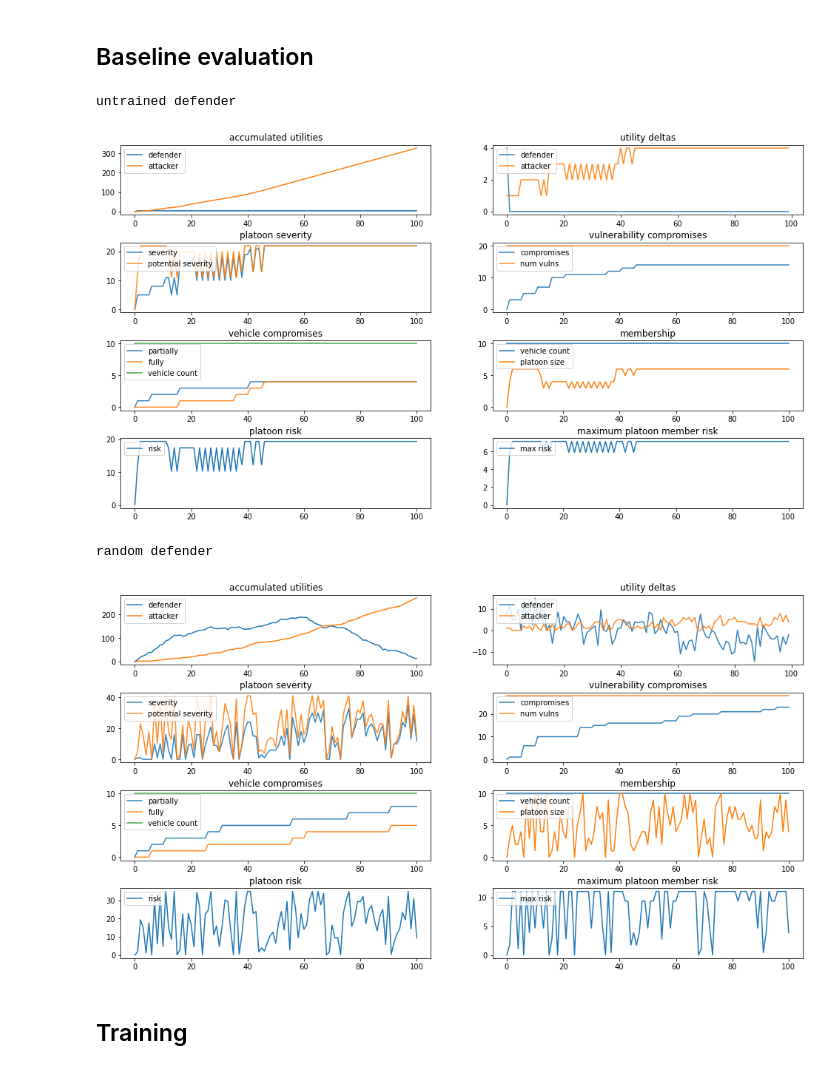
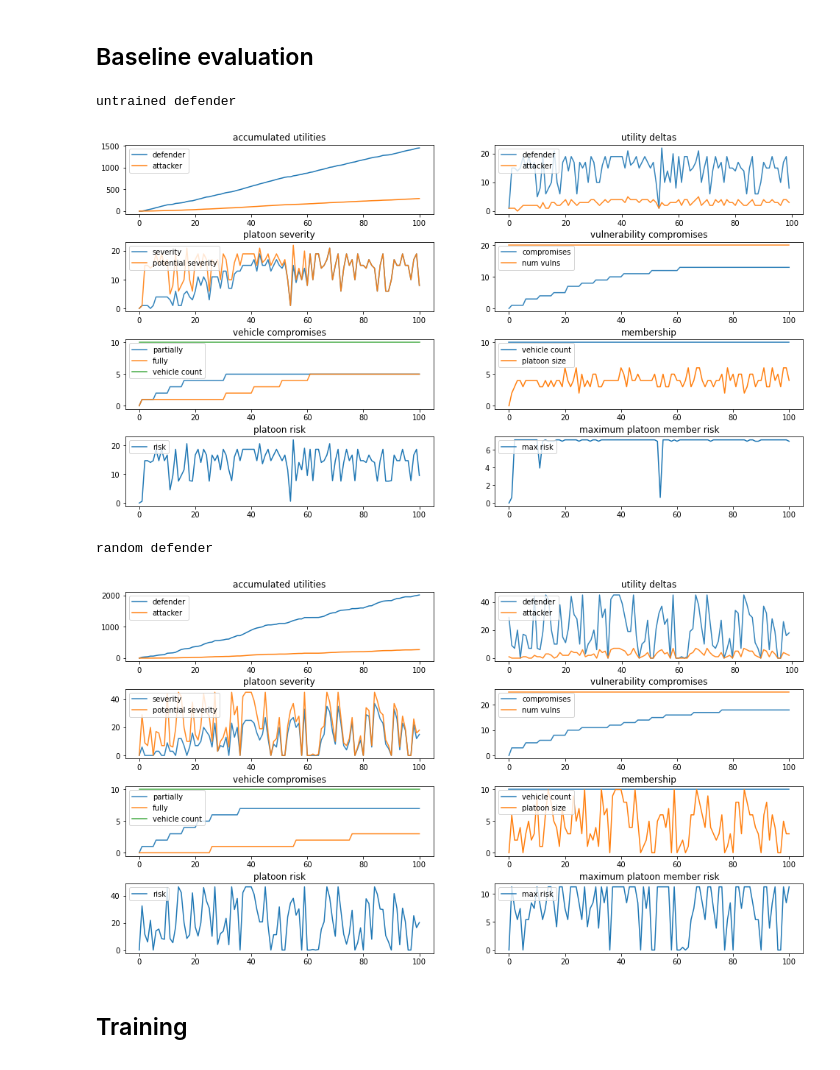
Before and after one commit to TeamDman/Vehicular-Game-Theory, a Jupyter notebook: platoongame/training.ipynb, the cells around one changed output. Cells and saved outputs as stored; diff of their text form; code cells hidden in the pictures.

```diff
--- a/platoongame/training.ipynb
+++ b/platoongame/training.ipynb
@@ -121,15 +120,26 @@ else:
 # %% [markdown]
 ### Defender agent config
 # %%
-from agents import WolpertingerDefenderAgent
+from agents import WolpertingerDefenderAgent, RandomDefenderAgent
 from models import StateShapeData
 from vehicles import Vehicle, Vulnerability
 
 def get_defender_utility(self:WolpertingerDefenderAgent, state: State) -> float:
     members = [vehicle for vehicle in state.vehicles if vehicle.in_platoon]
-    comp = [1 for v in members for vuln in v.vulnerabilities if vuln.state != CompromiseState.NOT_COMPROMISED]
-    if len(comp) > 0: return 0
-    return len(members)
+
+    ## return the severity of the vulns in the platoon
+    return sum([sum([vuln.severity for vuln in vehicle.vulnerabilities]) for vehicle in members])
+
+    ## return how many members are in the platoon
+    # if len(members) == 5:
+    #     return 10.0
+    # else:
+    #     return 0.0
+
+    ## return platoon size if not compromised
+    # comp = [1 for v in members for vuln in v.vulnerabilities if vuln.state != CompromiseState.NOT_COMPROMISED]
+    # if len(comp) > 0: return 0
+    # return len(members)
 
 load_checkpoint = False #@param {type:"boolean"}
 defender=WolpertingerDefenderAgent(
@@ -154,6 +164,10 @@ defender=WolpertingerDefenderAgent(
     epsilon_decay_time=50000 #@param {type: "integer"}
 )
 
+random_defender = RandomDefenderAgent()
+random_defender.get_utility = get_defender_utility.__get__(random_defender, get_defender_utility)
+
+
 if load_checkpoint:
   defender.load(
     dir=checkpoints_dir,
@@ -175,19 +189,19 @@ get_episode_metrics(
 ).plot()
 # %% [output]
 untrained defender
-[figure, old version]
+[figure, new version]
 # %%
 print("random defender")
 get_episode_metrics(
-    defender_agent=RandomDefenderAgent(),
+    defender_agent=random_defender,
     attacker_agent=attacker,
     game_config=game_config,
     vehicle_provider=vehicle_provider,
     num_turns=100 #@param {type:"integer"}
 ).plot()
 # %% [output]
 random defender
-[figure, old version]
+[figure, new version]
 # %% [markdown]
 ## Training
 # %% [markdown]
```
Also changed, not shown: parts of 12 cells of this notebook, 6 other files.
